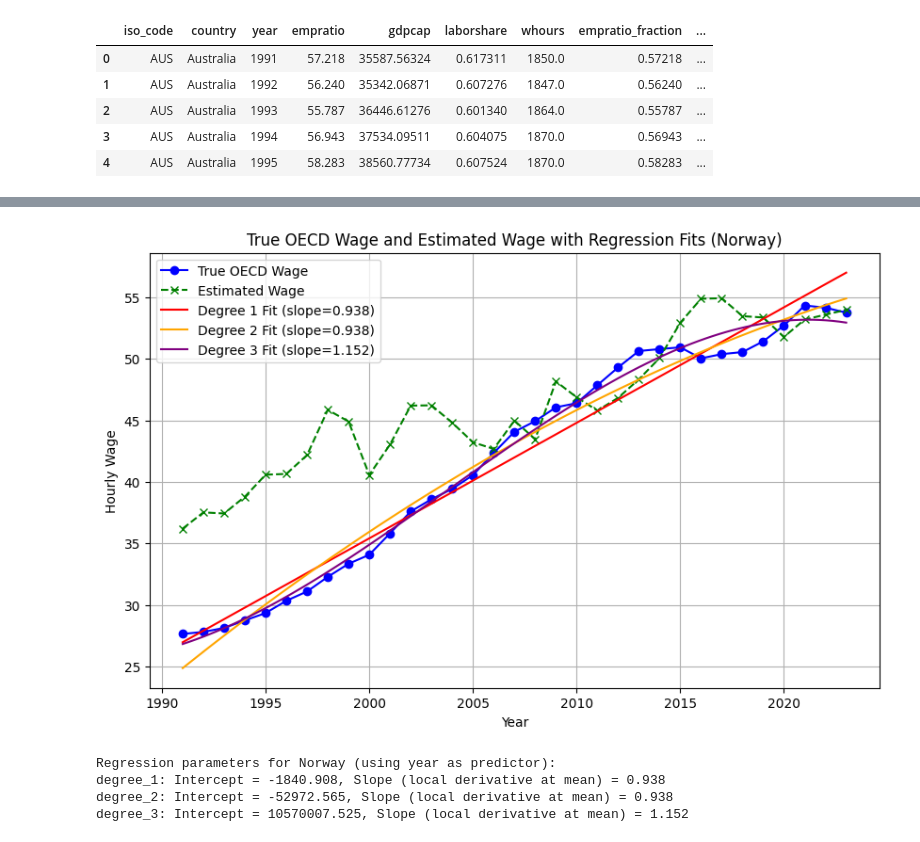
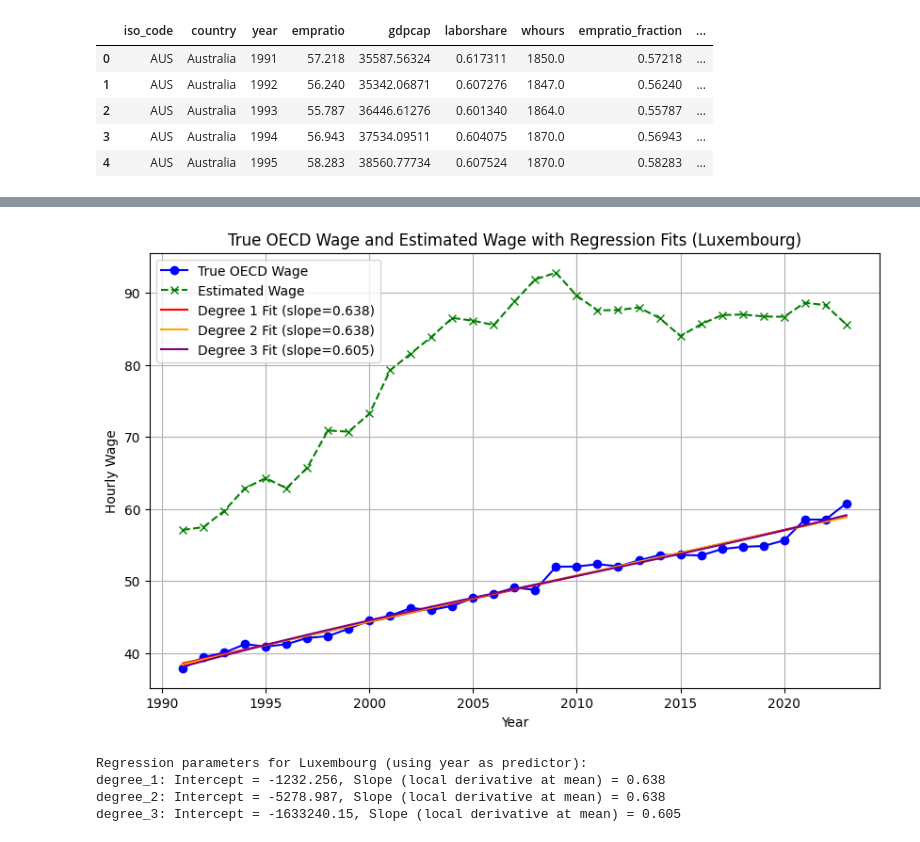
Before and after one commit to adbertin/salaryConvergence, a Jupyter notebook: Part1_V1_Lux.ipynb, the cells around one changed output, grey strips where cells are left out. Saved outputs shown, nothing was run; the diff lists cells and outputs as text; code cells hidden in the pictures.

```diff
--- a/Part1_V1_Lux.ipynb
+++ b/Part1_V1_Lux.ipynb
@@ -224,5 +240,5 @@ Slope: 1.494
 # %%
-# Can be ignored # First code to try to see Norway estimate with non linear regressions, doesn't improve, so need to check with adding a variable
+# Can be ignored # First code to try to see Luxembourg estimate with non linear regressions, doesn't improve, so need to check with adding a variable
 
 # ---- Configuration ----
 # Set a manual adjustment factor (e.g., to adjust for oil revenue anomaly)
@@ -232,16 +248,16 @@ adjustment_factor = 0.0  # change this value as needed; set to 0 for no adjustme
 degrees = [1, 2, 3]
 
 # ---- Data Preparation ----
-# Filter the merged dataframe for Norway, drop missing values, and sort by year
-df_norway = df_compare[df_compare["country"] == "Norway"].dropna(subset=["estimated_hourly_wage", "oecd_hourly_wage"]).sort_values("year")
+# Filter the merged dataframe for Luxembourg, drop missing values, and sort by year
+df_luxembourg = df_compare[df_compare["country"] == "Luxembourg"].dropna(subset=["estimated_hourly_wage", "oecd_hourly_wage"]).sort_values("year")
 
-if len(df_norway) < 2:
-    print("Not enough data for Norway to run a regression.")
+if len(df_luxembourg) < 2:
+    print("Not enough data for Luxembourg to run a regression.")
 else:
     # Prepare predictor and response variables.
     # Apply a manual adjustment (if any) to estimated wage:
-    X = (df_norway[["estimated_hourly_wage"]].values - adjustment_factor)
-    y = df_norway["oecd_hourly_wage"].values
+    X = (df_luxembourg[["estimated_hourly_wage"]].values - adjustment_factor)
+    y = df_luxembourg["oecd_hourly_wage"].values
 
     # Create a range for plotting predictions. We'll use a fine grid between min and max estimated wage.
     X_plot = np.linspace(X.min(), X.max(), 100).reshape(-1, 1)
@@ -288,13 +304,13 @@ else:
 
     plt.xlabel("Estimated Hourly Wage" + (" (adjusted)" if adjustment_factor else ""))
     plt.ylabel("True OECD Hourly Wage")
-    plt.title("Non-linear Regression Fits for Norway")
+    plt.title("Non-linear Regression Fits for Luxembourg")
     plt.legend()
     plt.grid(True)
     plt.show()
 
     # Print the regression parameters for each model
-    print("Regression parameters for Norway (rounded to 3 decimals):")
+    print("Regression parameters for Luxembourg (rounded to 3 decimals):")
     for key, params in results.items():
         print(f"{key}: Intercept = {params['intercept']}, Slope (local derivative at mean) = {params['slope (deriv at mean)']}")
 # %% [output]
@@ -306,27 +322,27 @@ degree_3: Intercept = 801.991, Slope (local derivative at mean) = 2.067
 # %%
 # IGNORE AS WELL # Second code with the plots
 
-# Filter the merged dataframe for Norway, drop missing values, and sort by year
-df_norway = df_compare[df_compare["country"] == "Norway"].dropna(
+# Filter the merged dataframe for Luxembourg, drop missing values, and sort by year
+ddf_luxembourg = df_compare[df_compare["country"] == "Luxembourg"].dropna(
     subset=["estimated_hourly_wage", "oecd_hourly_wage"]
 ).sort_values("year")
 
-if len(df_norway) < 2:
-    print("Not enough data for Norway to run a regression.")
+if len(df_luxembourg) < 2:
+    print("Not enough data for Luxembourg to run a regression.")
 else:
     # Use "year" as the predictor
-    X_year = df_norway[["year"]].values
+    X_year = df_luxembourg[["year"]].values
     # True OECD hourly wage (as reported) and our estimated wage
-    y_true = df_norway["oecd_hourly_wage"].values
-    y_est = df_norway["estimated_hourly_wage"].values
+    y_true = df_luxembourg["oecd_hourly_wage"].values
+    y_est = df_luxembourg["estimated_hourly_wage"].values
 
     # Create a grid for plotting regression predictions
-    X_plot = np.linspace(df_norway["year"].min(), df_norway["year"].max(), 100).reshape(-1,1)
+    X_plot = np.linspace(df_luxembourg["year"].min(), df_luxembourg["year"].max(), 100).reshape(-1,1)
 
     # Start plotting: plot both the true OECD wage and the estimated wage over time
     plt.figure(figsize=(10,6))
-    plt.plot(df_norway["year"], y_true, color="blue", marker="o", linestyle="-", label="True OECD Wage")
-    plt.plot(df_norway["year"], y_est, color="green", marker="x", linestyle="--", label="Estimated Wage")
+    plt.plot(df_luxembourg["year"], y_true, color="blue", marker="o", linestyle="-", label="True OECD Wage")
+    plt.plot(df_luxembourg["year"], y_est, color="green", marker="x", linestyle="--", label="Estimated Wage")
 
     # Dictionary to store regression parameters for each model
     results = {}
@@ -346,40 +362,40 @@ else:
         if deg == 1:
             intercept = model.named_steps["lin_reg"].intercept_
             slope = model.named_steps["lin_reg"].coef_[0]
         else:
             # For polynomial regression, approximate the local slope by computing the derivative at the mean year.
             coefs = model.named_steps["lin_reg"].coef_
             intercept = model.named_steps["lin_reg"].intercept_
             X_mean = np.mean(X_year)
             # The polynomial model: y = c0*x + c1*x^2 + ... + c_{deg-1}*x^deg + intercept
             # Its derivative is: f'(x) = c0 + 2*c1*x + ... + deg*c_{deg-1}*x^(deg-1)
             slope = sum((d+1) * coefs[d] * (X_mean ** d) for d in range(len(coefs)))
 
         # Round the regression parameters to 3 decimals
         intercept = round(intercept, 3)
         slope = round(slope, 3)
         results[f"degree_{deg}"] = {"intercept": intercept, "slope (local derivative at mean)": slope}
 
         # Plot the fitted regression curve
         plt.plot(X_plot, y_pred, color=colors[i], linestyle="-", label=f"Degree {deg} Fit (slope={slope})")
 
     plt.xlabel("Year")
     plt.ylabel("Hourly Wage")
-    plt.title("True OECD Wage and Estimated Wage with Regression Fits (Norway)")
+    plt.title("True OECD Wage and Estimated Wage with Regression Fits (Luxembourg)")
     plt.legend()
     plt.grid(True)
     plt.show()
 
     # Print the regression parameters for each model
-    print("Regression parameters for Norway (using year as predictor):")
+    print("Regression parameters for Luxembourg (using year as predictor):")
     for key, params in results.items():
         print(f"{key}: Intercept = {params['intercept']}, Slope (local derivative at mean) = {params['slope (local derivative at mean)']}")
 # %% [output]
-[figure, old version]
+[figure, new version]
-Regression parameters for Norway (using year as predictor):
-degree_1: Intercept = -1840.908, Slope (local derivative at mean) = 0.938
-degree_2: Intercept = -52972.565, Slope (local derivative at mean) = 0.938
-degree_3: Intercept = 10570007.525, Slope (local derivative at mean) = 1.152
+Regression parameters for Luxembourg (using year as predictor):
+degree_1: Intercept = -1232.256, Slope (local derivative at mean) = 0.638
+degree_2: Intercept = -5278.987, Slope (local derivative at mean) = 0.638
+degree_3: Intercept = -1633240.15, Slope (local derivative at mean) = 0.605
 # %%
 # Comparing norwegian oil, estimate wages and true wages
 
```
Also changed, not shown: parts of 11 cells of this notebook.
